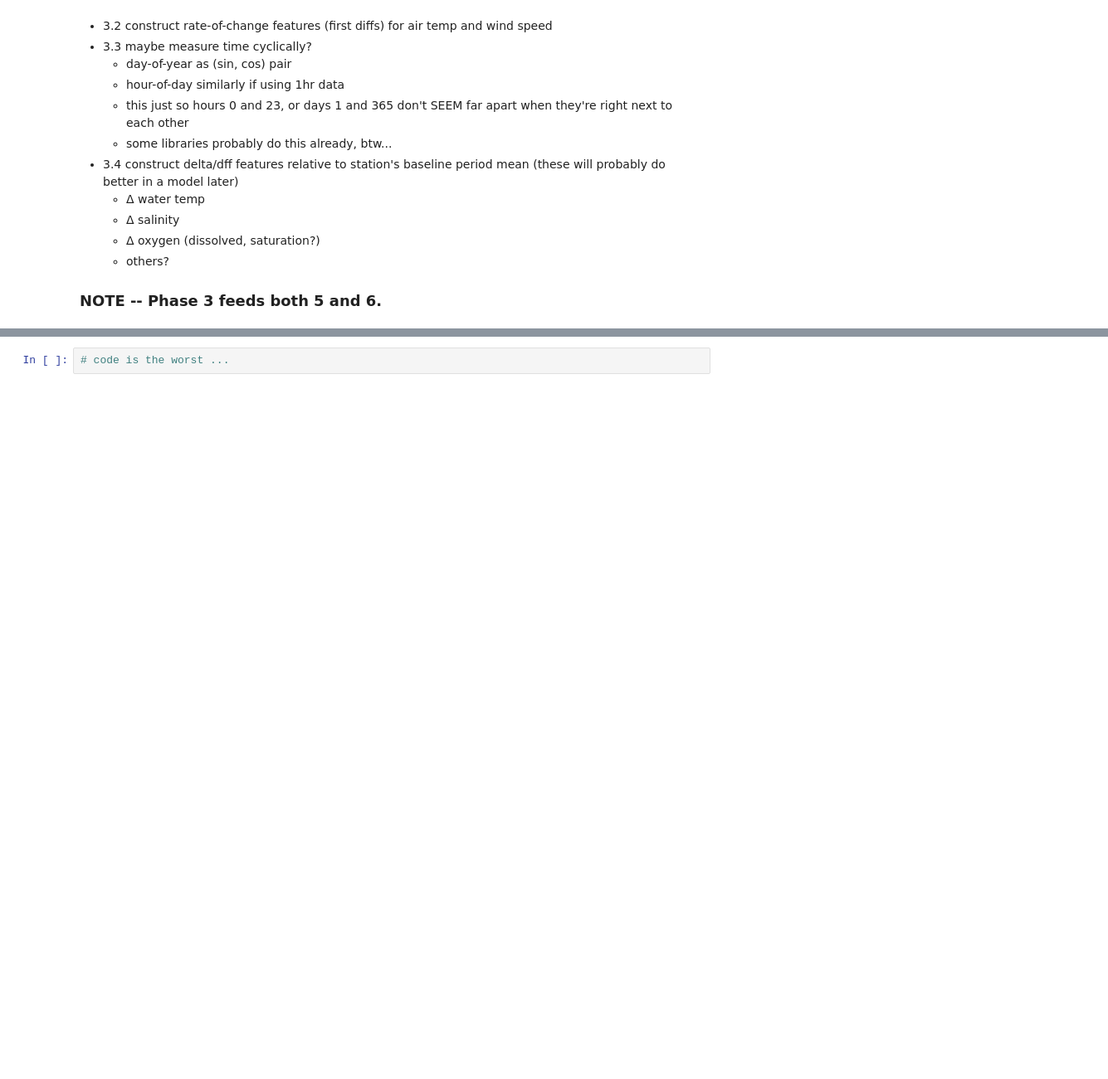
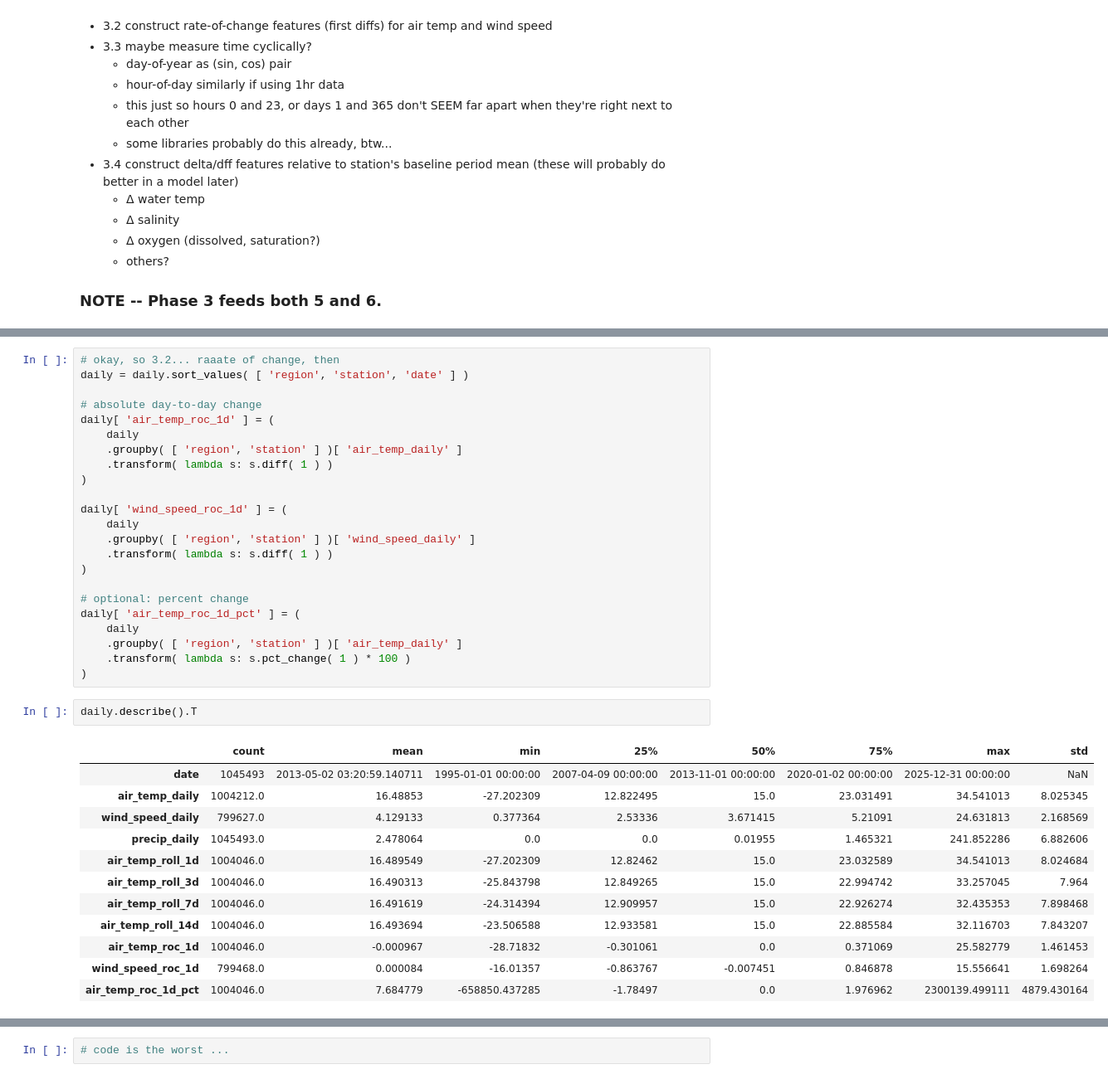
Before and after one commit to jeturcotte/estuaries, a Jupyter notebook: code/t4d.full.project.ipynb, the cells around one changed output, grey strips where cells are left out. Shown at 83% size. Cells and saved outputs as stored; diff of their text form; blank space fills up the shorter version.

```diff
--- a/code/t4d.full.project.ipynb
+++ b/code/t4d.full.project.ipynb
@@ -1630,0 +1679,38 @@ Goal: build the lagged, accumulated features your models will actually use
+# %%
+# okay, so 3.2... raaate of change, then
+daily = daily.sort_values( [ 'region', 'station', 'date' ] )
+
+# absolute day-to-day change
+daily[ 'air_temp_roc_1d' ] = (
+    daily
+    .groupby( [ 'region', 'station' ] )[ 'air_temp_daily' ]
+    .transform( lambda s: s.diff( 1 ) )
+)
+
+daily[ 'wind_speed_roc_1d' ] = (
+    daily
+    .groupby( [ 'region', 'station' ] )[ 'wind_speed_daily' ]
+    .transform( lambda s: s.diff( 1 ) )
+)
+
+# optional: percent change
+daily[ 'air_temp_roc_1d_pct' ] = (
+    daily
+    .groupby( [ 'region', 'station' ] )[ 'air_temp_daily' ]
+    .transform( lambda s: s.pct_change( 1 ) * 100 )
+)
+# %%
+daily.describe().T
+# %% [output]
+|  | count | mean | min | 25% | 50% | 75% | max | std |
+| date | 1045493 | 2013-05-02 03:20:59.140711 | 1995-01-01 00:00:00 | 2007-04-09 00:00:00 | 2013-11-01 00:00:00 | 2020-01-02 00:00:00 | 2025-12-31 00:00:00 | NaN |
+| air_temp_daily | 1004212.0 | 16.48853 | -27.202309 | 12.822495 | 15.0 | 23.031491 | 34.541013 | 8.025345 |
+| wind_speed_daily | 799627.0 | 4.129133 | 0.377364 | 2.53336 | 3.671415 | 5.21091 | 24.631813 | 2.168569 |
+| precip_daily | 1045493.0 | 2.478064 | 0.0 | 0.0 | 0.01955 | 1.465321 | 241.852286 | 6.882606 |
+| air_temp_roll_1d | 1004046.0 | 16.489549 | -27.202309 | 12.82462 | 15.0 | 23.032589 | 34.541013 | 8.024684 |
+| air_temp_roll_3d | 1004046.0 | 16.490313 | -25.843798 | 12.849265 | 15.0 | 22.994742 | 33.257045 | 7.964 |
+| air_temp_roll_7d | 1004046.0 | 16.491619 | -24.314394 | 12.909957 | 15.0 | 22.926274 | 32.435353 | 7.898468 |
+| air_temp_roll_14d | 1004046.0 | 16.493694 | -23.506588 | 12.933581 | 15.0 | 22.885584 | 32.116703 | 7.843207 |
+| air_temp_roc_1d | 1004046.0 | -0.000967 | -28.71832 | -0.301061 | 0.0 | 0.371069 | 25.582779 | 1.461453 |
+| wind_speed_roc_1d | 799468.0 | 0.000084 | -16.01357 | -0.863767 | -0.007451 | 0.846878 | 15.556641 | 1.698264 |
+| air_temp_roc_1d_pct | 1004046.0 | 7.684779 | -658850.437285 | -1.78497 | 0.0 | 1.976962 | 2300139.499111 | 4879.430164 |
```
Also changed, not shown: parts of 6 cells of this notebook.
